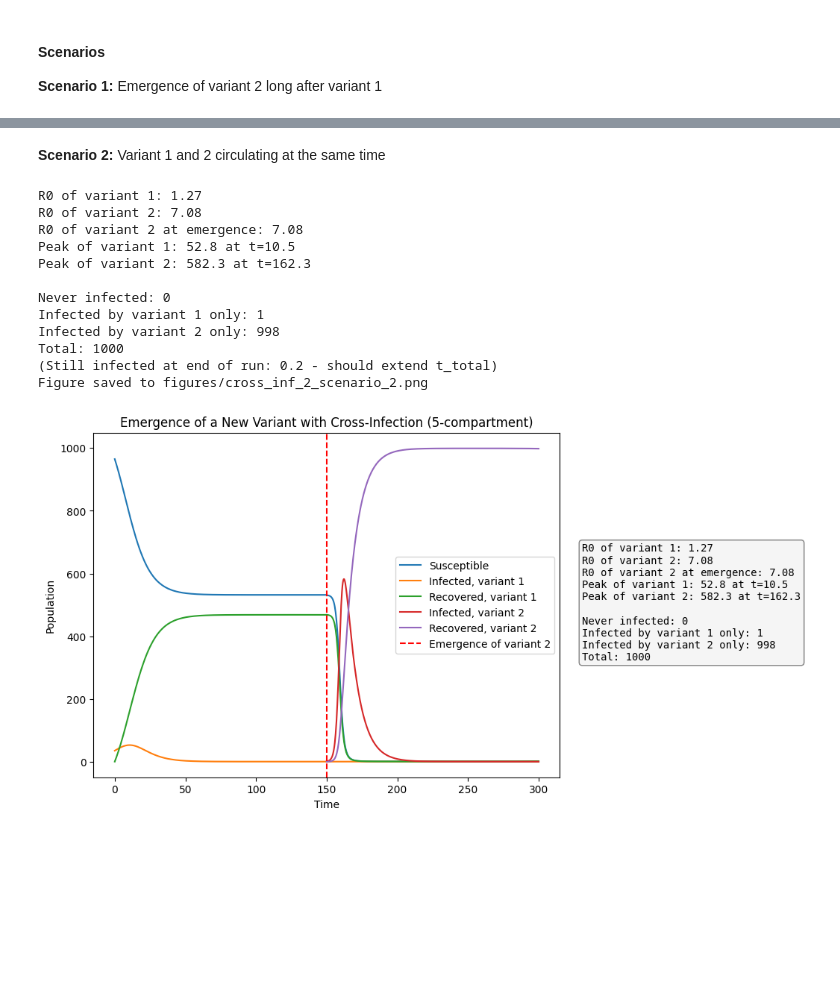
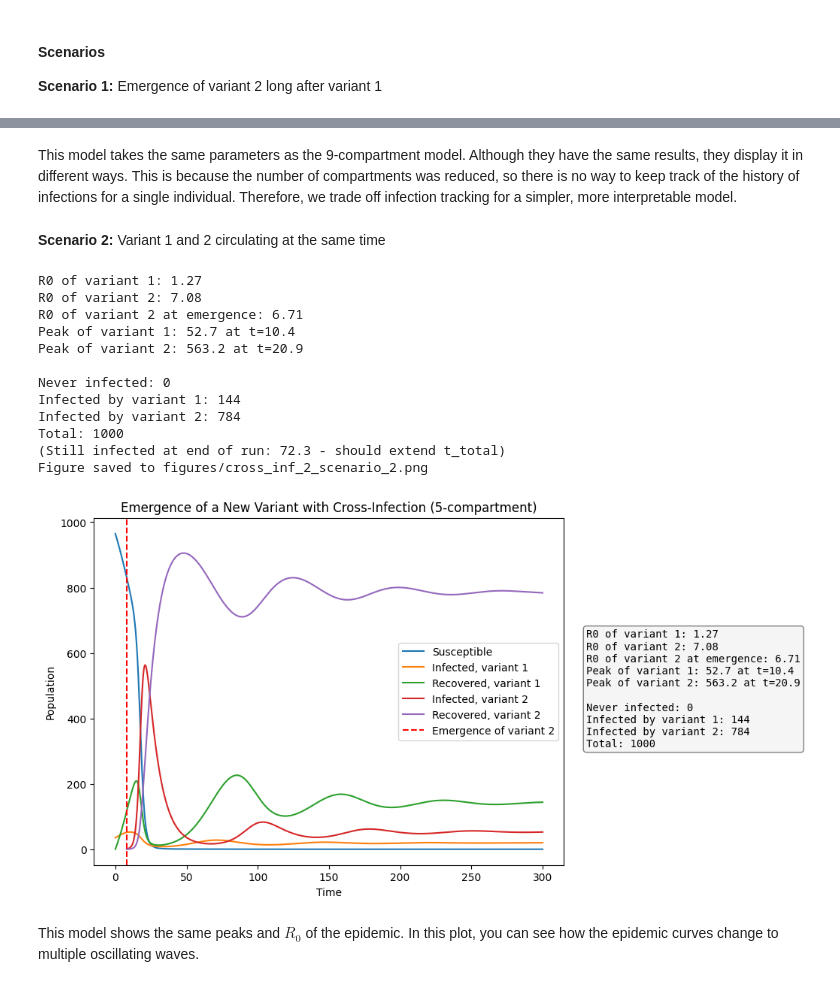
Before and after one commit to kguzman24/epidemic-drivers-through-machine-learning, a Jupyter notebook: notebooks/exploring_cross_infection_2.ipynb, the cells around one changed output, grey strips where cells are left out. Cells and saved outputs as stored; diff of their text form; code cells hidden in the pictures; blank space fills up the shorter version.

Commit message:
finished base of cross infection 3 recoding

```diff
--- a/notebooks/exploring_cross_infection_2.ipynb
+++ b/notebooks/exploring_cross_infection_2.ipynb
@@ -43,23 +46,27 @@ Figure saved to figures/cross_inf_2_scenario_1.png
+# %% [markdown]
+This model takes the same parameters as the 9-compartment model. Although they have the same results, they display it in different ways. This is because the number of compartments was reduced, so there is no way to keep track of the history of infections for a single individual. Therefore, we trade off infection tracking for a simpler, more interpretable model.
 # %% [markdown]
 **Scenario 2:** Variant 1 and 2 circulating at the same time
 # %%
 #same params as scenario 1, changing emergence time to 8 days
 params = [0.42, 0.85, 0.33, 0.12] #beta1, beta2, gamma1, gamma2
 y0 = [965, 35, 0, 0, 0] # 965 susceptible, 35 infected with strain 1, 0 infected with strain 2, 0 recovered from strain 1, 0 recovered from strain 2
-t, y = ci.simulate_cross_infection(params, y0, t_emerge=150)
+t, y = ci.simulate_cross_infection(params, y0, t_emerge=8)
 
 ci.plot_cross_infection(t, y, params, filename="cross_inf_2_scenario_2.png")
 # %% [output]
 R0 of variant 1: 1.27
 R0 of variant 2: 7.08
-R0 of variant 2 at emergence: 7.08
-Peak of variant 1: 52.8 at t=10.5
-Peak of variant 2: 582.3 at t=162.3
+R0 of variant 2 at emergence: 6.71
+Peak of variant 1: 52.7 at t=10.4
+Peak of variant 2: 563.2 at t=20.9
 
 Never infected: 0
-Infected by variant 1 only: 1
-Infected by variant 2 only: 998
+Infected by variant 1: 144
+Infected by variant 2: 784
 Total: 1000
-(Still infected at end of run: 0.2 - should extend t_total)
+(Still infected at end of run: 72.3 - should extend t_total)
 Figure saved to figures/cross_inf_2_scenario_2.png
-[figure, old version]
+[figure, new version]
+# %% [markdown]
+This model shows the same peaks and $R_0$ of the epidemic. In this plot, you can see how the epidemic curves change to multiple oscillating waves.
```
Also changed, not shown: parts of 2 cells of this notebook, 5 other files.
